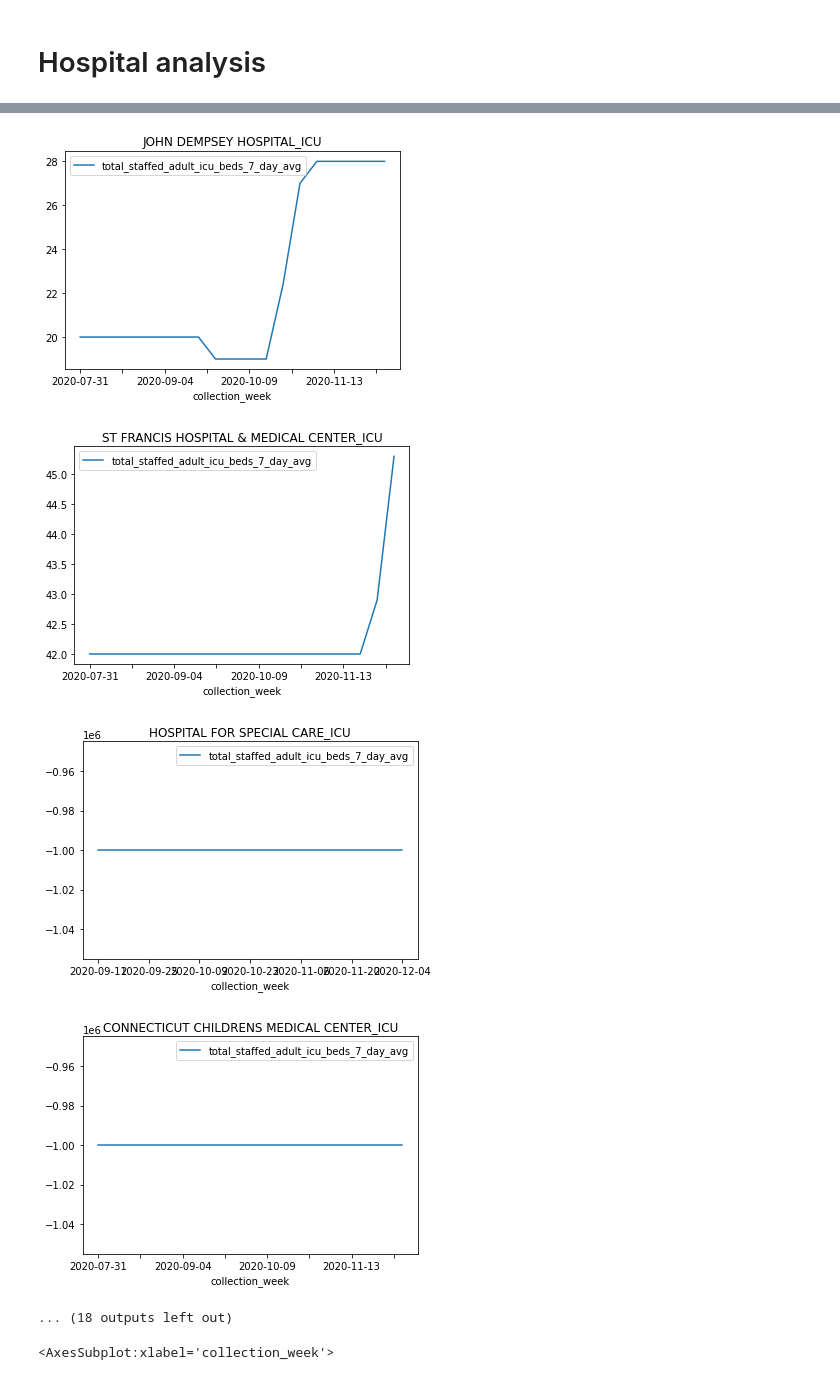
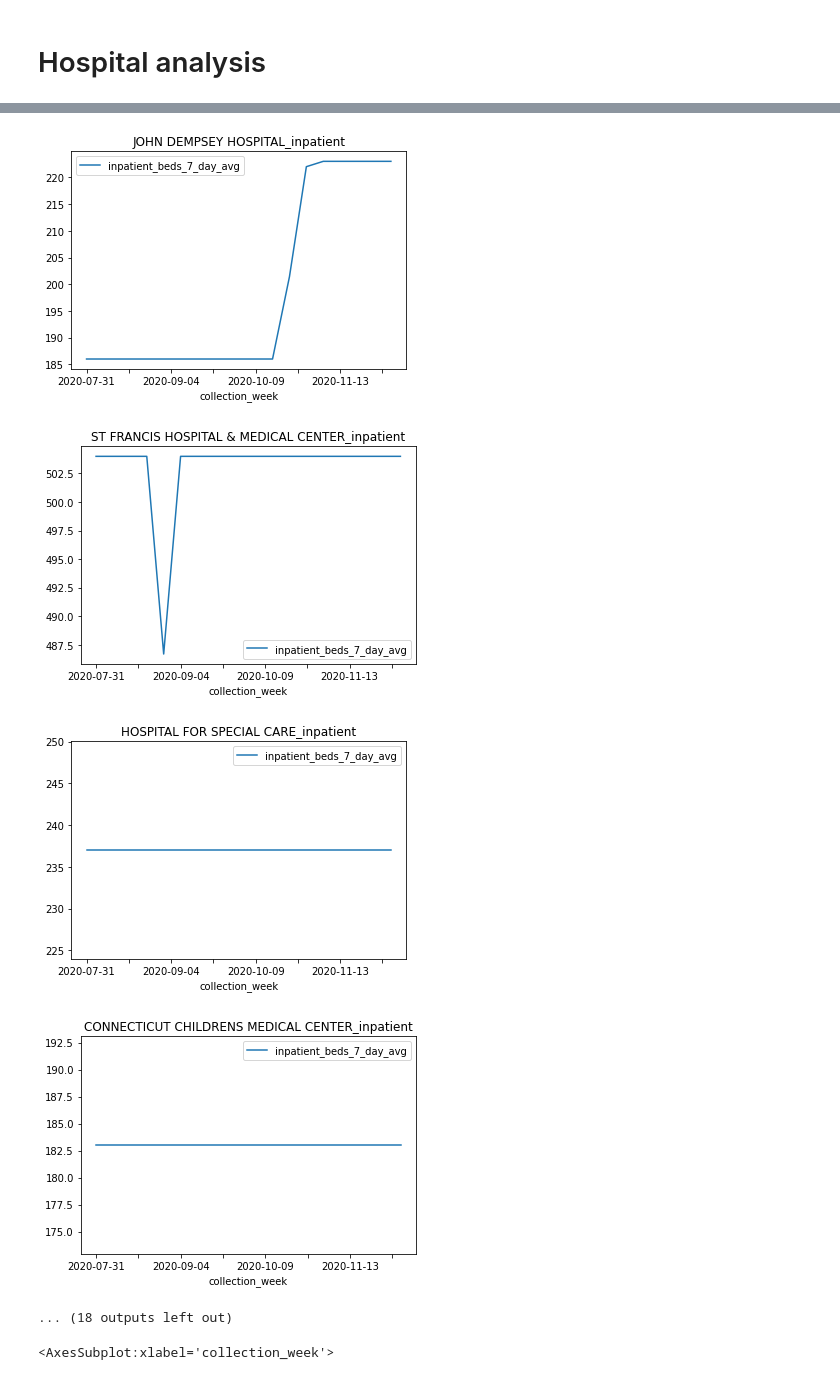
Before and after one commit to kpananjady/Hospital_capacity, a Jupyter notebook: Hospital Capacity - Facility Level.ipynb, the cells around one changed output, grey strips where cells are left out. Cells and saved outputs as stored; diff of their text form; code cells hidden in the pictures.

```diff
--- a/Hospital Capacity - Facility Level.ipynb
+++ b/Hospital Capacity - Facility Level.ipynb
@@ -266,9 +266,9 @@ for name in list(df_ct['hospital_name'].unique()):
 #     print(name)
     df_mary = df_ct[df_ct['hospital_name'].str.contains(name)]
  #   print('inpatient')
-   # ax = df_mary.sort_values(by='collection_week').plot(x='collection_week',y='inpatient_beds_7_day_avg')
-   # ax.set_title(f'{name}_inpatient')
+    ax = df_mary.sort_values(by='collection_week').plot(x='collection_week',y='inpatient_beds_7_day_avg')
+    ax.set_title(f'{name}_inpatient')
   #  print('ICUs')
-    ax = df_mary.sort_values(by='collection_week').plot(x='collection_week',y='total_staffed_adult_icu_beds_7_day_avg')
-    ax.set_title(f'{name}_ICU')
+#     ax = df_mary.sort_values(by='collection_week').plot(x='collection_week',y='total_staffed_adult_icu_beds_7_day_avg')
+#     ax.set_title(f'{name}_ICU')
 # %% [output]
@@ -283,7 +283,7 @@ for name in list(df_ct['hospital_name'].unique()):
-[figure, old version]
+[figure, new version]
-[figure, old version]
+[figure, new version]
-[figure, old version]
+[figure, new version]
-[figure, old version]
+[figure, new version]
 ... (18 outputs left out)
 # %%
 df_mary = df_ct[df_ct['hospital_name'].str.contains(r'MARY')]
```
Also changed, not shown: parts of 1 cell of this notebook.
